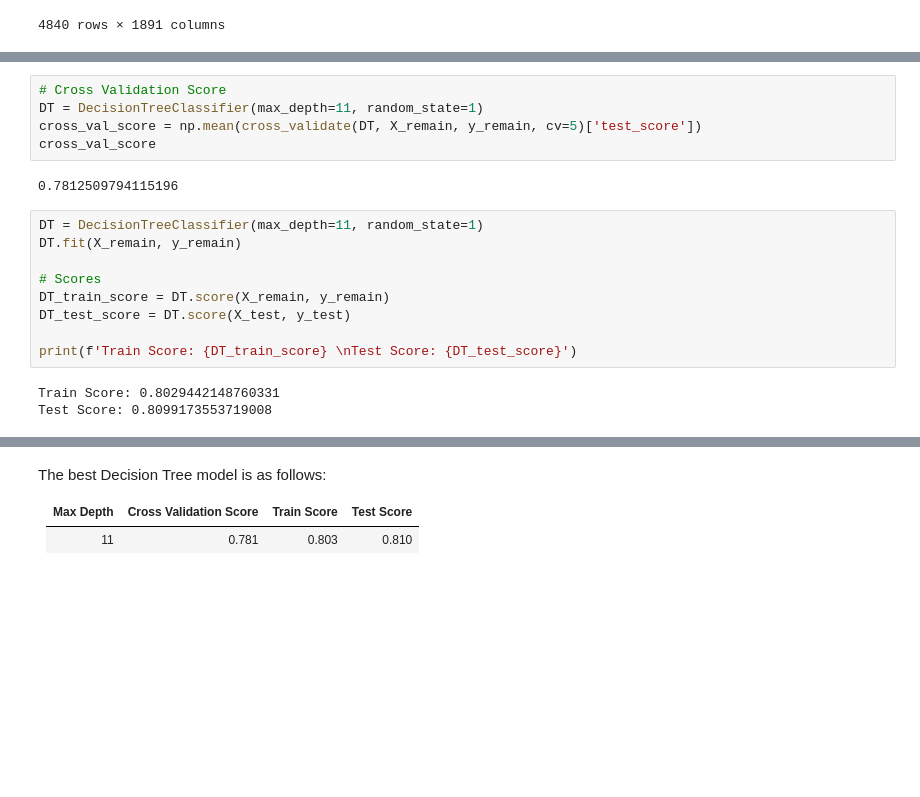
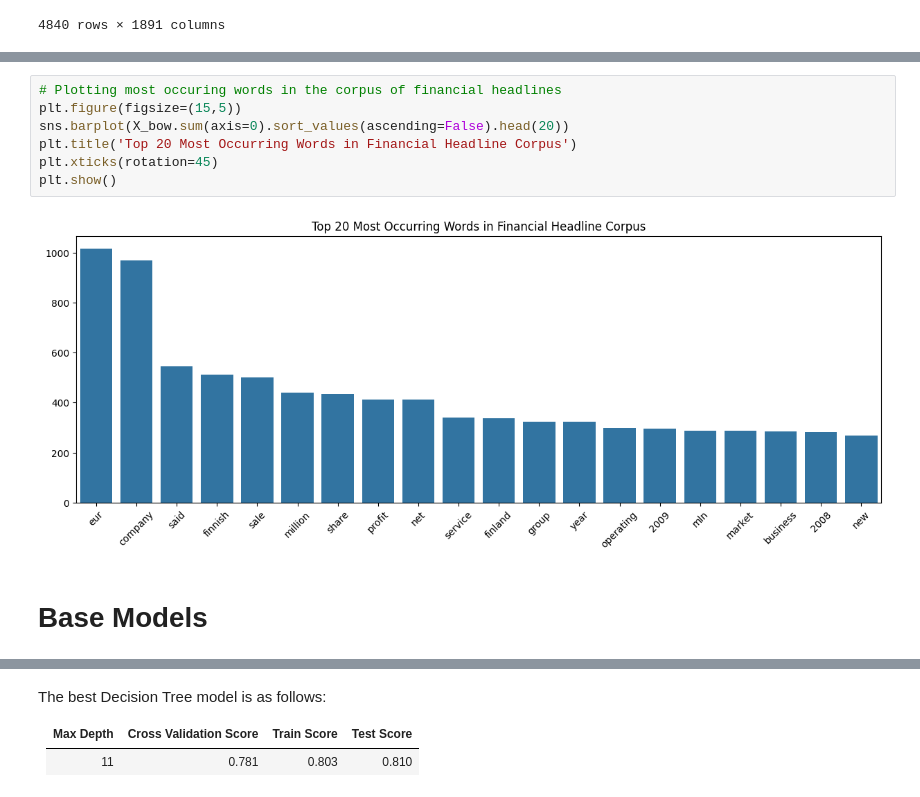
Before and after one commit to jiroamato/Stock-Trend-Prediction-With-NLP, a Jupyter notebook: notebooks/2-NLP-Preprocessing-Modelling.ipynb, the cells around one changed output, grey strips where cells are left out. Cells and saved outputs as stored; diff of their text form; blank space fills up the shorter version.

```diff
--- a/notebooks/2-NLP-Preprocessing-Modelling.ipynb
+++ b/notebooks/2-NLP-Preprocessing-Modelling.ipynb
@@ -862,19 +175,11 @@ plt.show()
-# %%
-# Cross Validation Score
-DT = DecisionTreeClassifier(max_depth=11, random_state=1)
-cross_val_score = np.mean(cross_validate(DT, X_remain, y_remain, cv=5)['test_score'])
-cross_val_score
-# %% [output]
-0.7812509794115196
-# %%
-DT = DecisionTreeClassifier(max_depth=11, random_state=1)
-DT.fit(X_remain, y_remain)
-
-# Scores
-DT_train_score = DT.score(X_remain, y_remain)
-DT_test_score = DT.score(X_test, y_test)
-
-print(f'Train Score: {DT_train_score} \nTest Score: {DT_test_score}')
-# %% [output]
-Train Score: 0.8029442148760331
-Test Score: 0.8099173553719008
+# %%
+# Plotting most occuring words in the corpus of financial headlines
+plt.figure(figsize=(15,5))
+sns.barplot(X_bow.sum(axis=0).sort_values(ascending=False).head(20))
+plt.title('Top 20 Most Occurring Words in Financial Headline Corpus')
+plt.xticks(rotation=45)
+plt.show()
+# %% [output]
+[figure, added]
+# %% [markdown]
+# **Base Models**
```
Also changed, not shown: parts of 145 cells of this notebook.
